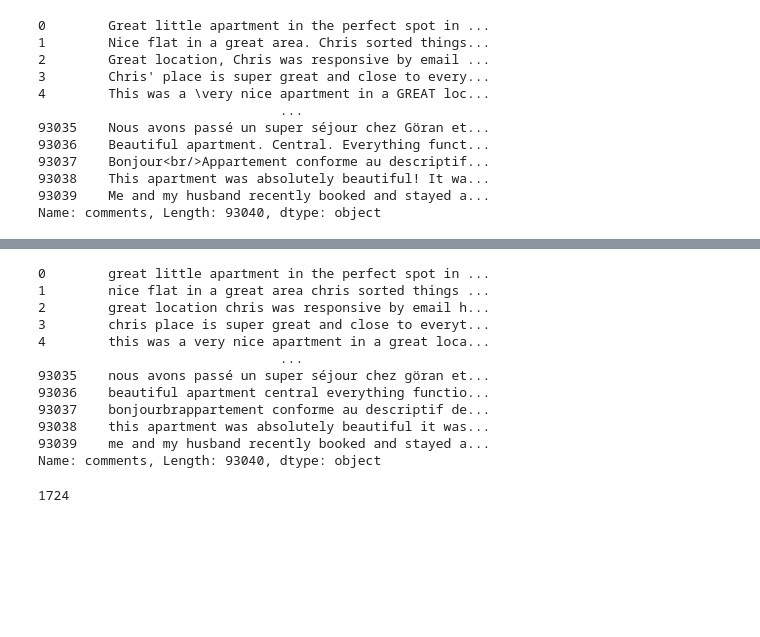
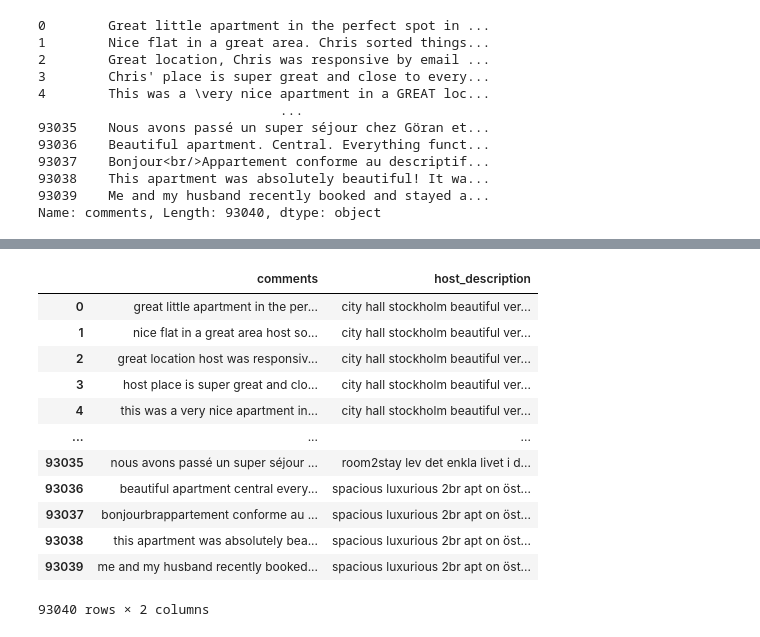
Before and after one commit to TanjaDS/Examensarbete_Airbnb, a Jupyter notebook: transformation_and_EDA/data_cleaning.ipynb, the cells around one changed output, grey strips where cells are left out. Cells and saved outputs as stored; diff of their text form; code cells hidden in the pictures; blank space fills up the shorter version.

```diff
--- a/transformation_and_EDA/data_cleaning.ipynb
+++ b/transformation_and_EDA/data_cleaning.ipynb
@@ -235,3 +235,23 @@ df_host_reviews['comments']
 93038    This apartment was absolutely beautiful! It wa...
 93039    Me and my husband recently booked and stayed a...
 Name: comments, Length: 93040, dtype: object
+# %%
+names = pd.melt((df_listing['host_name'].str.replace(rf'[&+()/程]', ' ', regex=True)
+                        .str.split(' ', expand=True)))['value']
+names_list = names.drop_duplicates().tolist()
+not_names = ['And', 'Och', 'Apartment', 'Co-Host', 'Bromma', 'A', 'A.', 'AB', 'Ab',
+             'APH', 'ApartDirect', 'Aparthotel', 'B', '', 'Gamla', 'H', 'I', 'II', 'J', 'K',
+             'Man', 'O', 'P.', 'Ab', 'Sweden_92', 'Appartement', 'Hillerodsgrand', None, 'Ea',
+             'Your.Rentals', 'Brommavik', 'Old', 'Town', 'Hk9919', 'Ch', 'Co', 'L', 'V', 'Odd',
+             'Familjen', 'Mornington', 'Kvarteret', 'Generator', 'CC', 'Studio', 'E', 'Forenom',
+             'HOMEstate', 'Brf', 'M', 'UNITY', 'Lodge32', 'D', 'Residence', 'Марина', 'Love',
+             'City', "Yo'Av", 'Stockholm', 'Söder', 'Stan', 'TravelNest', 'Stay', 'Longstay',
+             'Lindberg', 'Hammarby', 'Fastighets'
+            ]
+names_to_find = {x for x in names_list if x not in not_names}
+names_dict = dict(zip(names_to_find, ['host'] * len(names_to_find)))
+repl = names_dict
+pattern = '|'.join(rf'\b{k}\b' for k in repl.keys())
+
+# Use the pattern and replacement dictionary to replace the matched strings
+df_host_reviews['comments'] = df_host_reviews['comments'].str.replace(pattern, lambda m: repl[m.group()], regex=True).tolist()
@@ -245,24 +283,18 @@ text_preproc(df_host_reviews, 'comments')
 # %%
-df_host_reviews['comments']
+df_host_reviews[['comments', 'host_description']]
 # %% [output]
+|  | comments | host_description |
+| 0 | great little apartment in the per... | city hall stockholm beautiful ver... |
+| 1 | nice flat in a great area host so... | city hall stockholm beautiful ver... |
+| 2 | great location host was responsiv... | city hall stockholm beautiful ver... |
+| 3 | host place is super great and clo... | city hall stockholm beautiful ver... |
+| 4 | this was a very nice apartment in... | city hall stockholm beautiful ver... |
+| ... | ... | ... |
+| 93035 | nous avons passé un super séjour ... | room2stay lev det enkla livet i d... |
+| 93036 | beautiful apartment central every... | spacious luxurious 2br apt on öst... |
+| 93037 | bonjourbrappartement conforme au ... | spacious luxurious 2br apt on öst... |
+| 93038 | this apartment was absolutely bea... | spacious luxurious 2br apt on öst... |
+| 93039 | me and my husband recently booked... | spacious luxurious 2br apt on öst... |
-0        great little apartment in the perfect spot in ...
-1        nice flat in a great area chris sorted things ...
-2        great location chris was responsive by email h...
-3        chris place is super great and close to everyt...
-4        this was a very nice apartment in a great loca...
-                               ...
-93035    nous avons passé un super séjour chez göran et...
-93036    beautiful apartment central everything functio...
-93037    bonjourbrappartement conforme au descriptif de...
-93038    this apartment was absolutely beautiful it was...
-93039    me and my husband recently booked and stayed a...
-Name: comments, Length: 93040, dtype: object
+93040 rows × 2 columns
 # %%
 df_host_reviews.to_parquet(BASE_DIR / 'staging_data' / 'hosts_reviews_all_cleaned.parquet')
-# %%
-short_reviews = (df_host_reviews[df_host_reviews['comments']
-                                 .apply(lambda x: len(x.split())) <= 1]['comments']
-                                 .index.tolist())
-len(short_reviews)
-# %% [output]
-1724
```
Also changed, not shown: parts of 14 cells of this notebook, 4 other files.
